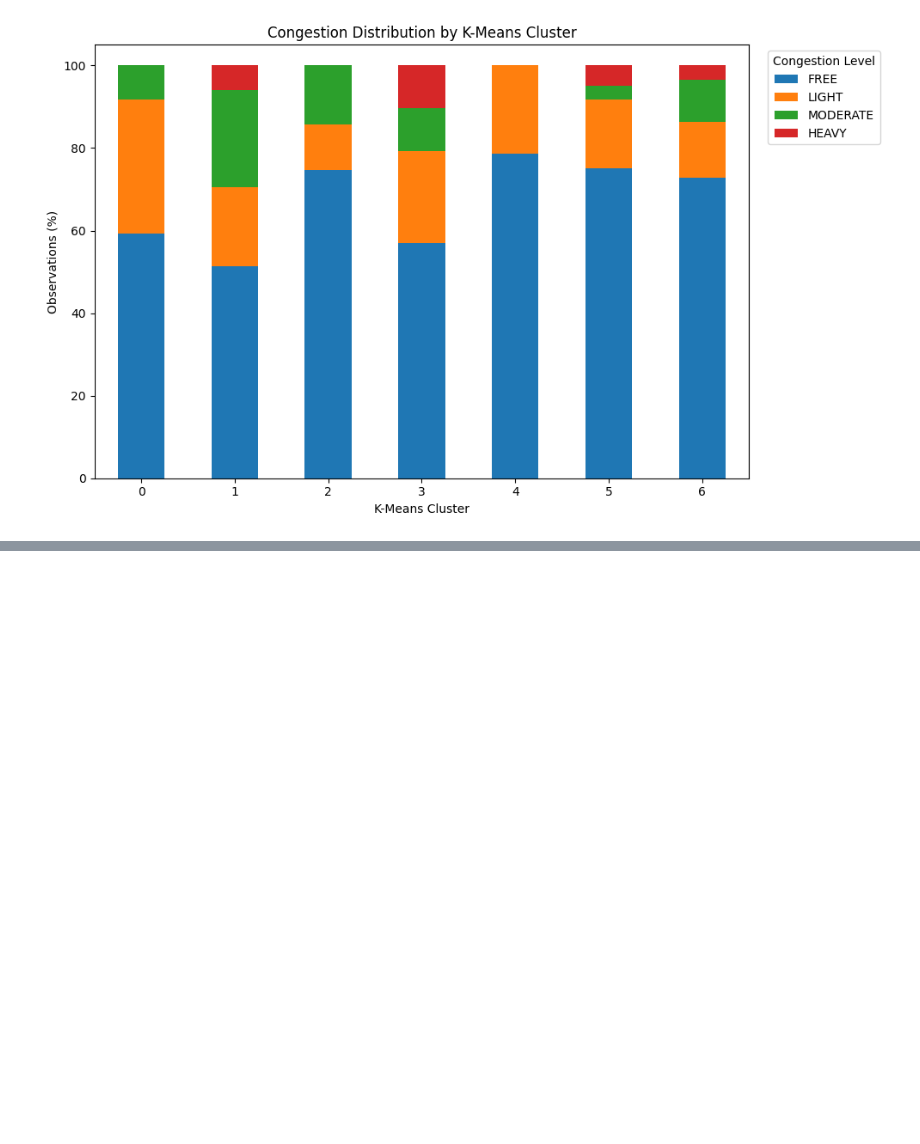
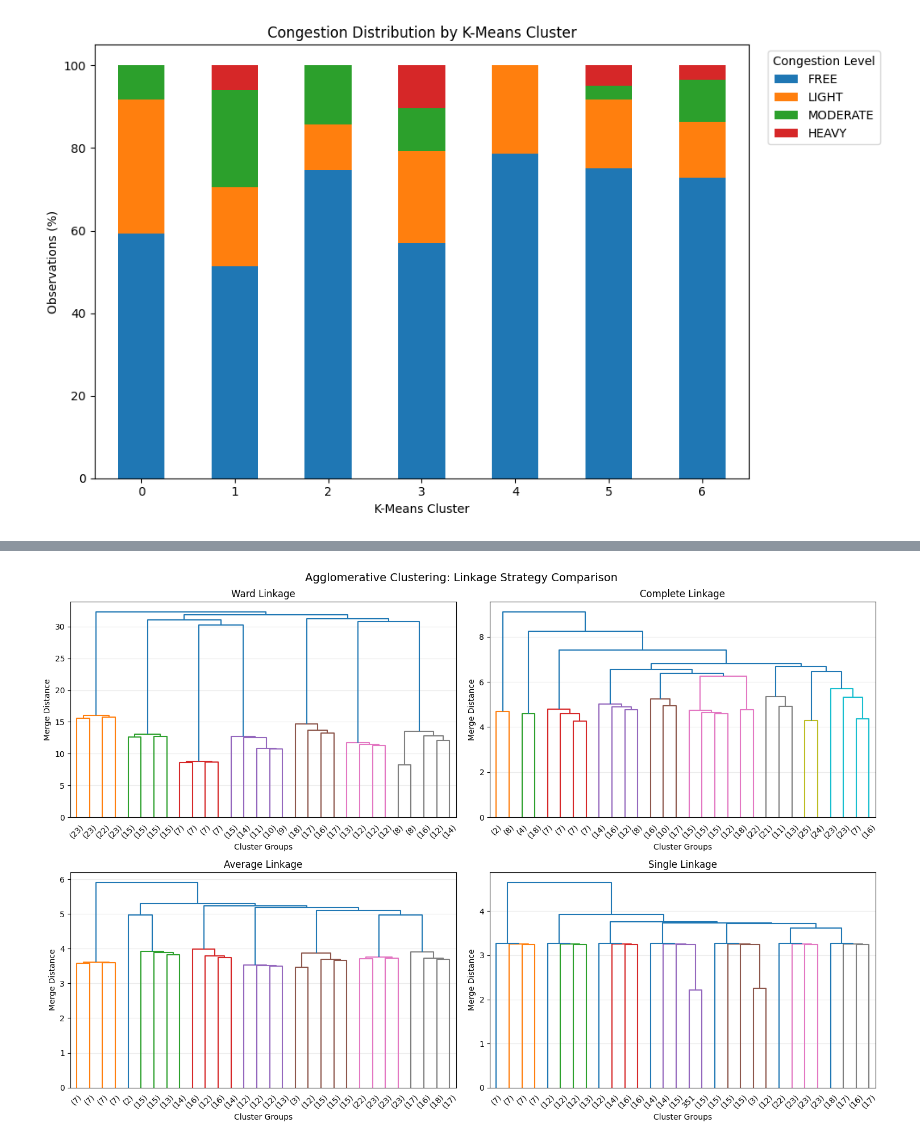
Before and after one commit to GaneshSarathi19/TrafficIntelligenceML, a Jupyter notebook: notebooks/clustering/traffic_clustering.ipynb, the cells around one changed output, grey strips where cells are left out. Saved outputs shown, nothing was run; the diff lists cells and outputs as text; code cells hidden in the pictures; blank space fills up the shorter version.

```diff
--- a/notebooks/clustering/traffic_clustering.ipynb
+++ b/notebooks/clustering/traffic_clustering.ipynb
@@ -708,0 +745,36 @@ plt.show()
+# %%
+from scipy.cluster.hierarchy import linkage, dendrogram
+import matplotlib.pyplot as plt
+
+linkage_methods = ["ward", "complete", "average", "single"]
+
+fig, axes = plt.subplots(2, 2, figsize=(15, 10))
+
+for method, ax in zip(linkage_methods, axes.flatten()):
+    Z_method = linkage(
+        X_scaled,
+        method=method,
+        metric="euclidean"
+    )
+
+    dendrogram(
+        Z_method,
+        truncate_mode="lastp",
+        p=30,
+        show_leaf_counts=True,
+        ax=ax
+    )
+
+    ax.set_title(f"{method.capitalize()} Linkage")
+    ax.set_xlabel("Cluster Groups")
+    ax.set_ylabel("Merge Distance")
+    ax.grid(axis="y", alpha=0.25)
+
+plt.suptitle(
+    "Agglomerative Clustering: Linkage Strategy Comparison",
+    fontsize=14
+)
+plt.tight_layout()
+plt.show()
+# %% [output]
+[figure, added]
```
Also changed, not shown: parts of 8 cells of this notebook.
